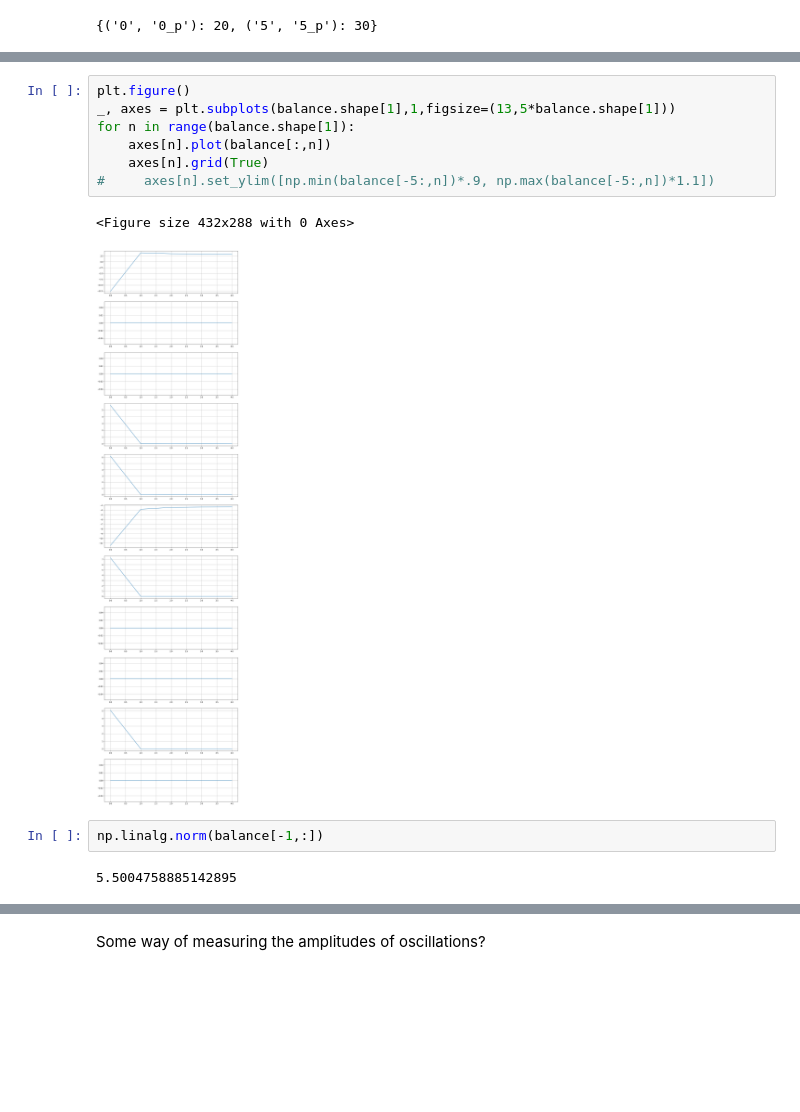
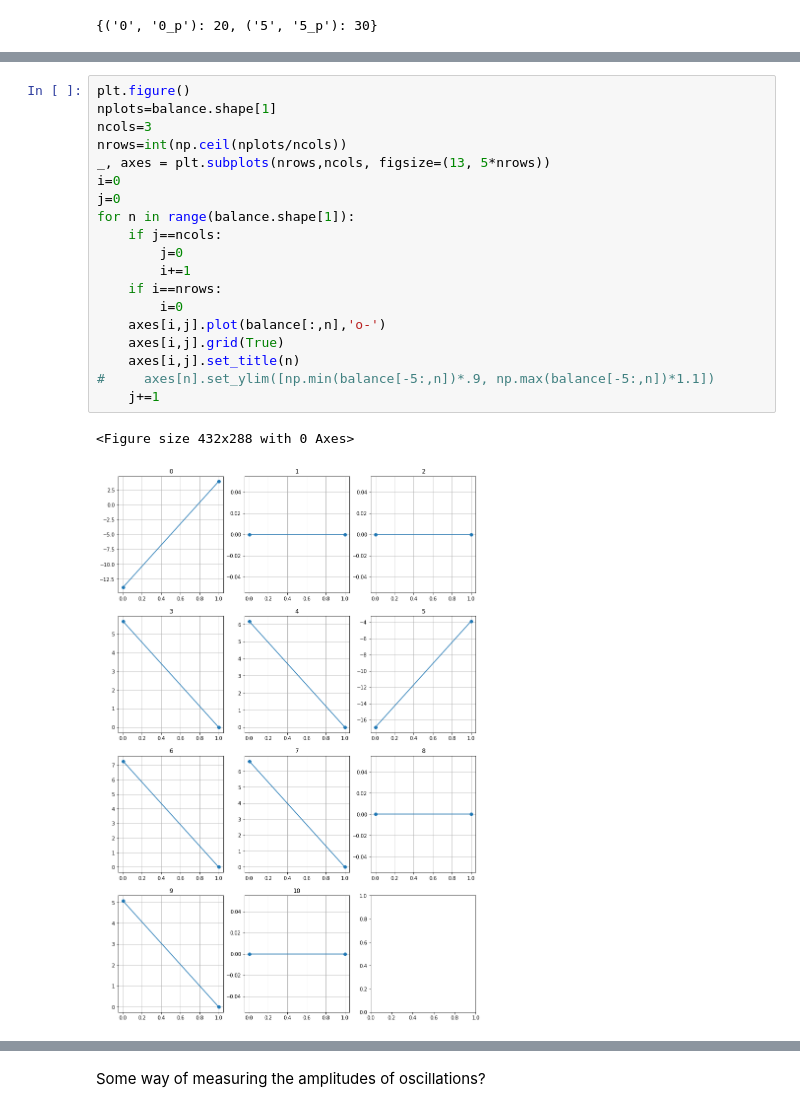
Before and after one commit to LucasFuentesValenzuela/ICU, a Jupyter notebook: notebooks/VizResults_v1.ipynb, the cells around one changed output, grey strips where cells are left out. Saved outputs shown, nothing was run; the diff lists cells and outputs as text; blank space fills up the shorter version.

```diff
--- a/notebooks/VizResults_v1.ipynb
+++ b/notebooks/VizResults_v1.ipynb
@@ -66,17 +74,25 @@ plot_ri(ri_FW)
 # %%
 plt.figure()
-_, axes = plt.subplots(balance.shape[1],1,figsize=(13,5*balance.shape[1]))
+nplots=balance.shape[1]
+ncols=3
+nrows=int(np.ceil(nplots/ncols))
+_, axes = plt.subplots(nrows,ncols, figsize=(13, 5*nrows))
+i=0
+j=0
 for n in range(balance.shape[1]):
-    axes[n].plot(balance[:,n])
-    axes[n].grid(True)
+    if j==ncols:
+        j=0
+        i+=1
+    if i==nrows:
+        i=0
+    axes[i,j].plot(balance[:,n],'o-')
+    axes[i,j].grid(True)
+    axes[i,j].set_title(n)
 #     axes[n].set_ylim([np.min(balance[-5:,n])*.9, np.max(balance[-5:,n])*1.1])
+    j+=1
 # %% [output]
 <Figure size 432x288 with 0 Axes>
-[figure, old version]
+[figure, new version]
-# %%
-np.linalg.norm(balance[-1,:])
-# %% [output]
-5.5004758885142895
 # %%
 balance.shape
 # %% [output]
```
Also changed, not shown: parts of 13 cells of this notebook, 4 other files.
